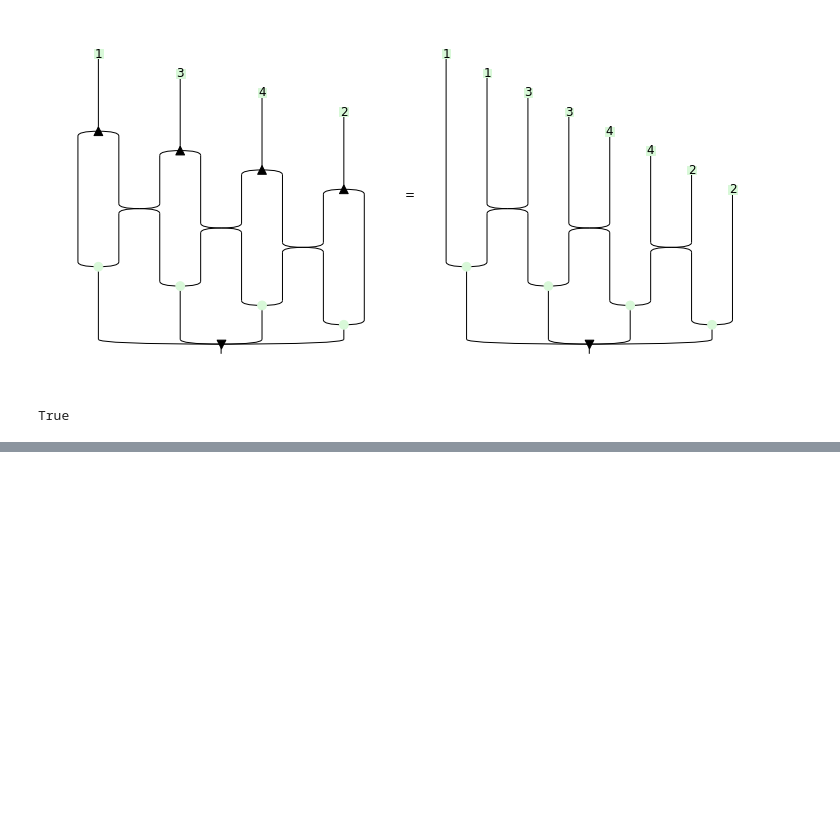
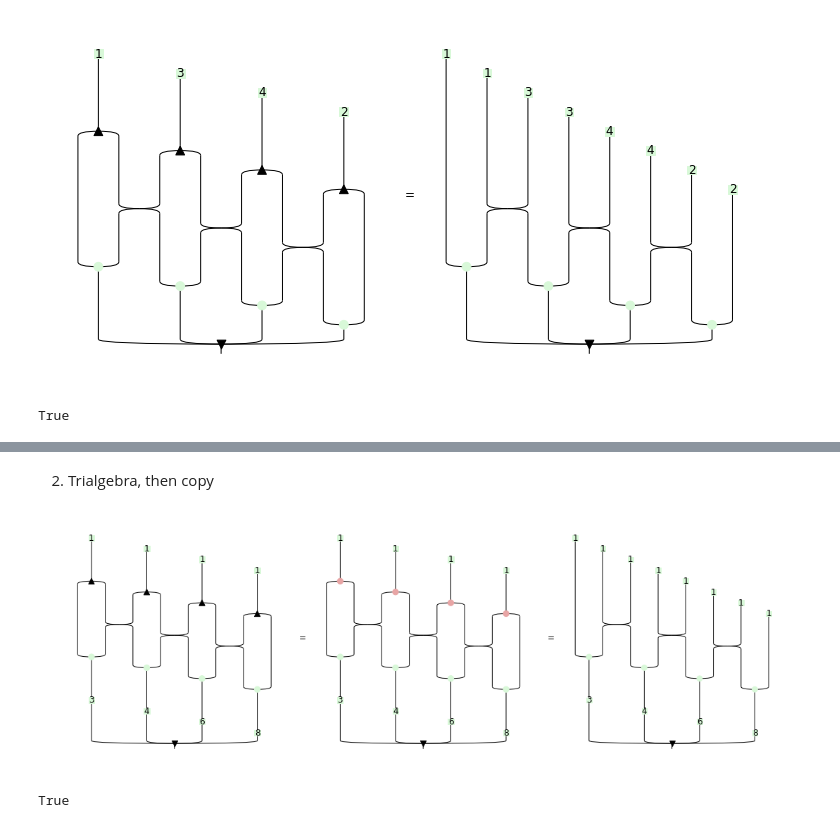
Before and after one commit to edwinagnew/zxw-diagrams, a Jupyter notebook: distributivity.ipynb, the cells around one changed output, grey strips where cells are left out. Saved outputs shown, nothing was run; the diff lists cells and outputs as text; code cells hidden in the pictures; blank space fills up the shorter version.

```diff
--- a/distributivity.ipynb
+++ b/distributivity.ipynb
@@ -40,0 +51,11 @@ e12 = boxes([0, 0, 0, 0]) >> T(W(2), 4)
+# %% [markdown]
+2. Trialgebra, then copy
+# %%
+from spiders import X
+e14 = boxes([1] * 4) >> T(X(1, 2), 4) >>  Id(1) @ Swap @ Swap @ Swap @ Id(1) >> T(Z(2, 1), 4) >> boxes([3, 4, 6, 8], False) >> W(4, False)
+e15 = boxes([1] * 8) >> Id(1) @ Swap @ Swap @ Swap @ Id(1) >> T(Z(2, 1), 4) >> boxes([3, 4, 6, 8], False) >> W(4, False)
+Equation(e13, e14, e15).draw(figsize=(15, 5))
+eq(e13, e15)
+# %% [output]
+[figure, added]
+True
```
Also changed, not shown: parts of 5 cells of this notebook, 1 other file.
